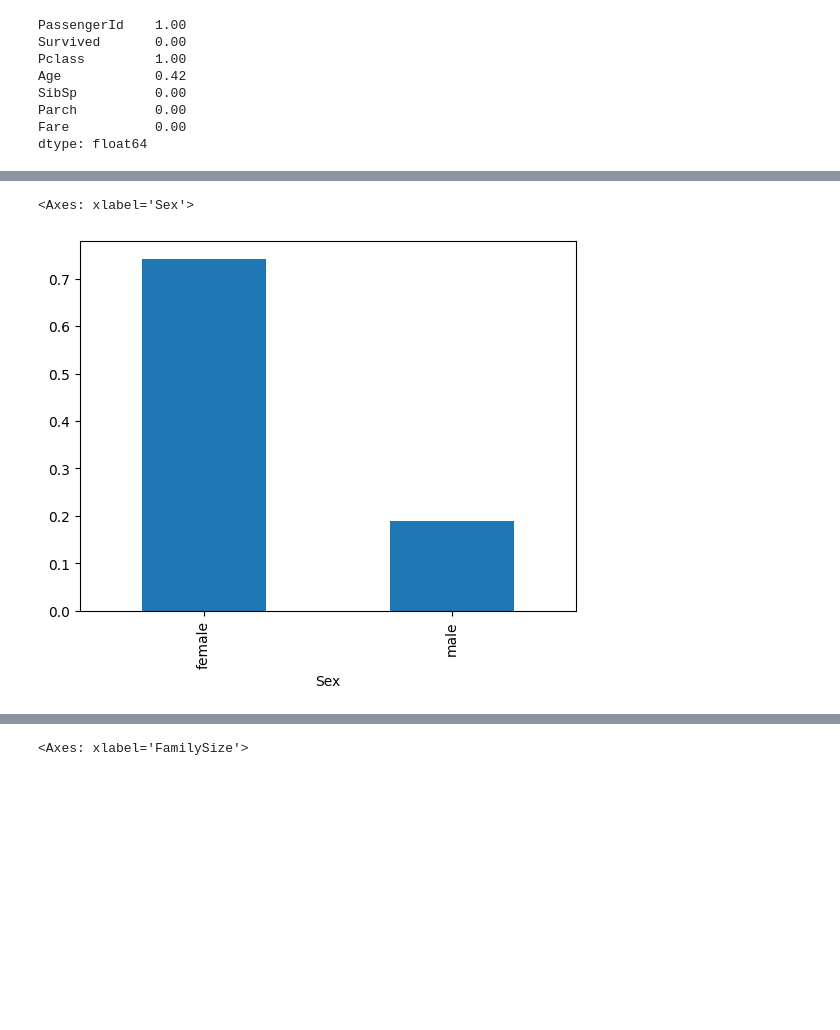
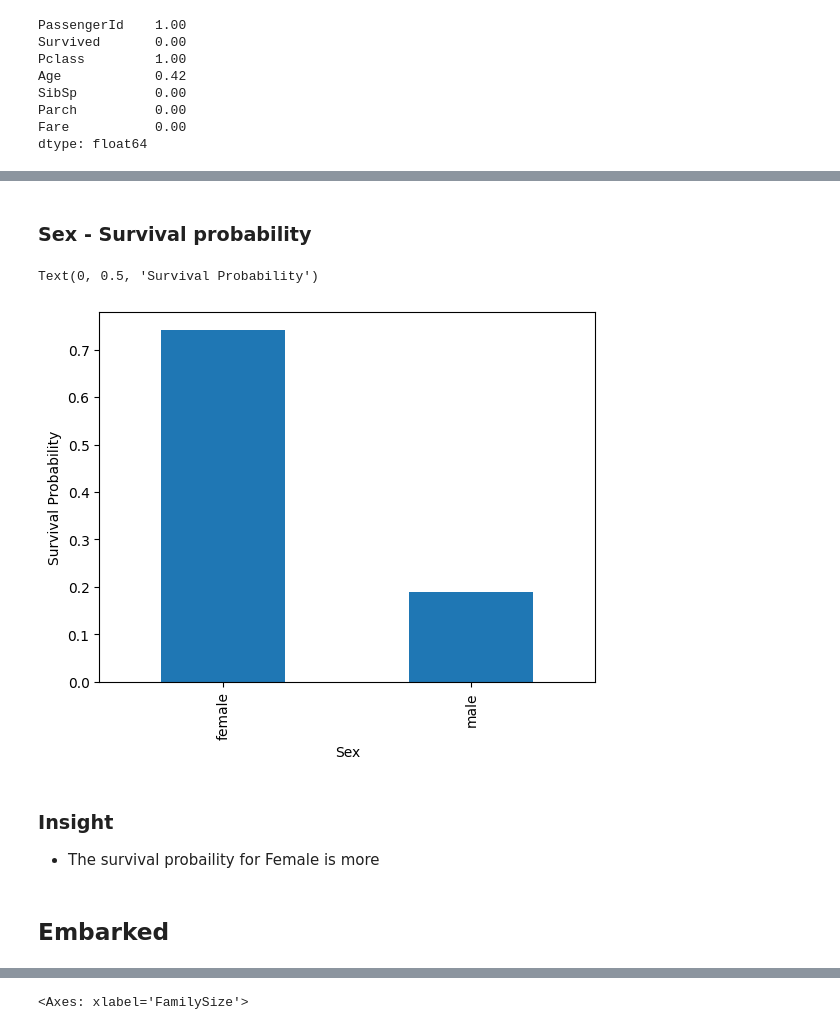
Before and after one commit to helben2002/TitanicCapstoneProject, a Jupyter notebook: ml/notebooks/fortuna.ipynb, the cells around one changed output, grey strips where cells are left out. Cells and saved outputs as stored; diff of their text form; code cells hidden in the pictures; blank space fills up the shorter version.

```diff
--- a/ml/notebooks/fortuna.ipynb
+++ b/ml/notebooks/fortuna.ipynb
@@ -106,5 +202,14 @@ dtype: float64
+# %% [markdown]
+### Sex - Survival probability
 # %%
-df.groupby("Sex")["Survived"].mean().plot(kind="bar")
+plt = df[['Sex', 'Survived']].groupby('Sex')['Survived'].mean().plot(kind='bar')
+plt.set_xlabel('Sex')
+plt.set_ylabel('Survival Probability')
 # %% [output]
-<Axes: xlabel='Sex'>
+Text(0, 0.5, 'Survival Probability')
-[figure, old version]
+[figure, new version]
+# %% [markdown]
+### Insight
+-  The survival probaility for Female is more
+# %% [markdown]
+## Embarked
```
Also changed, not shown: parts of 65 cells of this notebook.
